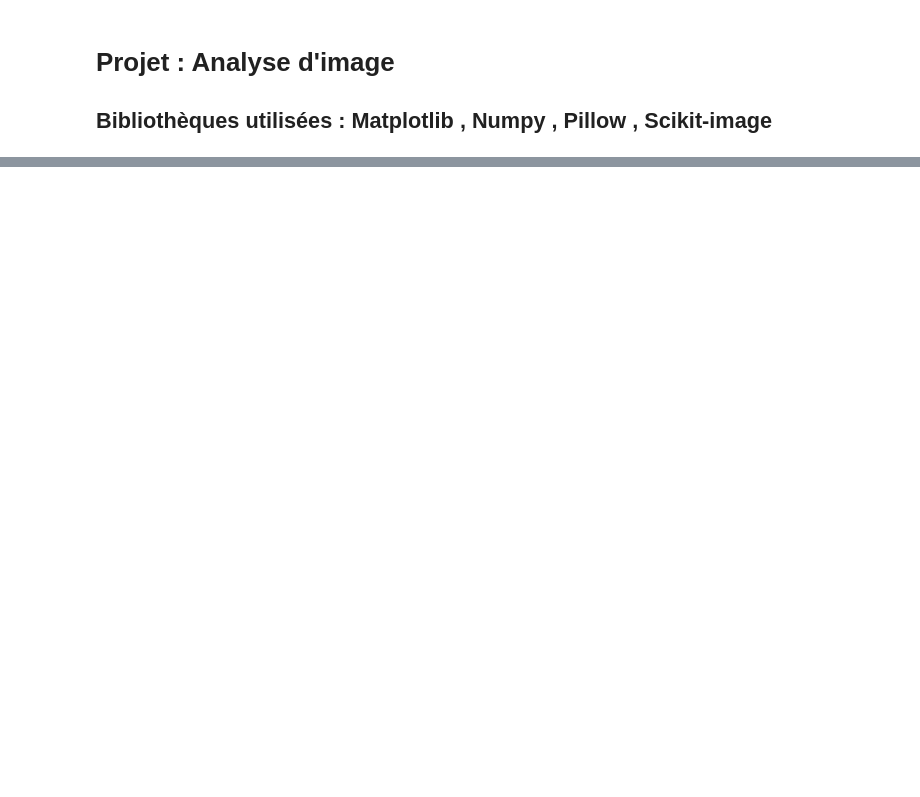
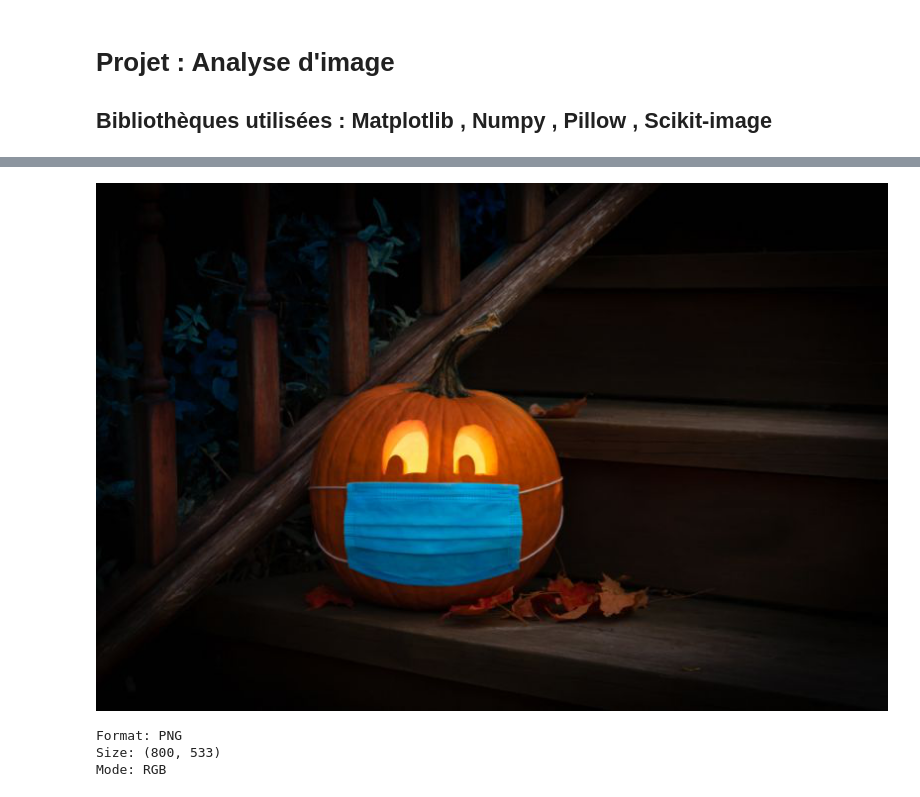
Before and after one commit to ragouradja/Projet_Python, a Jupyter notebook: demo.ipynb, the cells around one changed output, grey strips where cells are left out. Cells and saved outputs as stored; diff of their text form; code cells hidden in the pictures; blank space fills up the shorter version.

```diff
--- a/demo.ipynb
+++ b/demo.ipynb
@@ -29,0 +49,23 @@ Commentaire/remarque si besoin
+# %%
+# PILLOW
+
+from PIL import Image
+import sys
+
+try:
+    citrouille = Image.open("img/citrouille.jpg")
+
+except IOError:
+    print("Erreur")
+    sys.exit(1)
+
+display(citrouille)
+# %% [output]
+[figure, added]
+# %%
+print("Format: {0}\nSize: {1}\nMode: {2}".format(citrouille.format,
+    citrouille.size, citrouille.mode))
+# %% [output]
+Format: PNG
+Size: (800, 533)
+Mode: RGB
```
Also changed, not shown: parts of 14 cells of this notebook, 1 other file.
